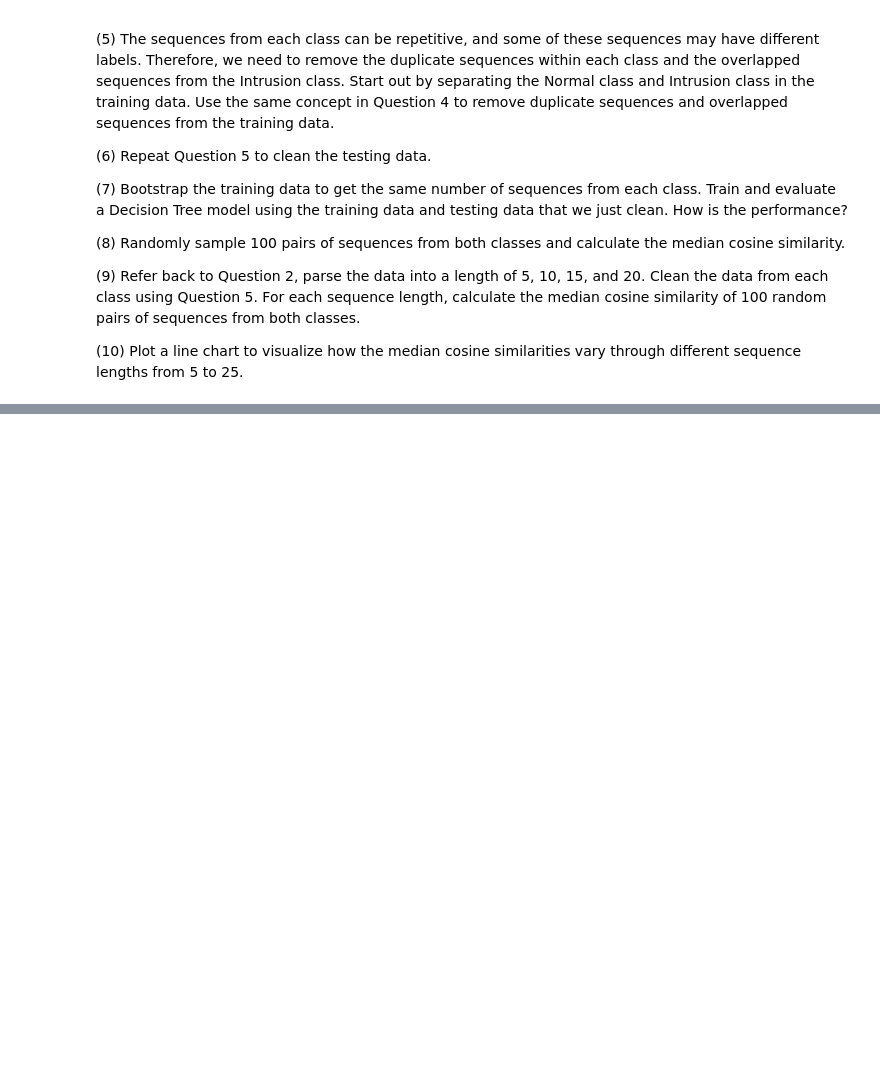
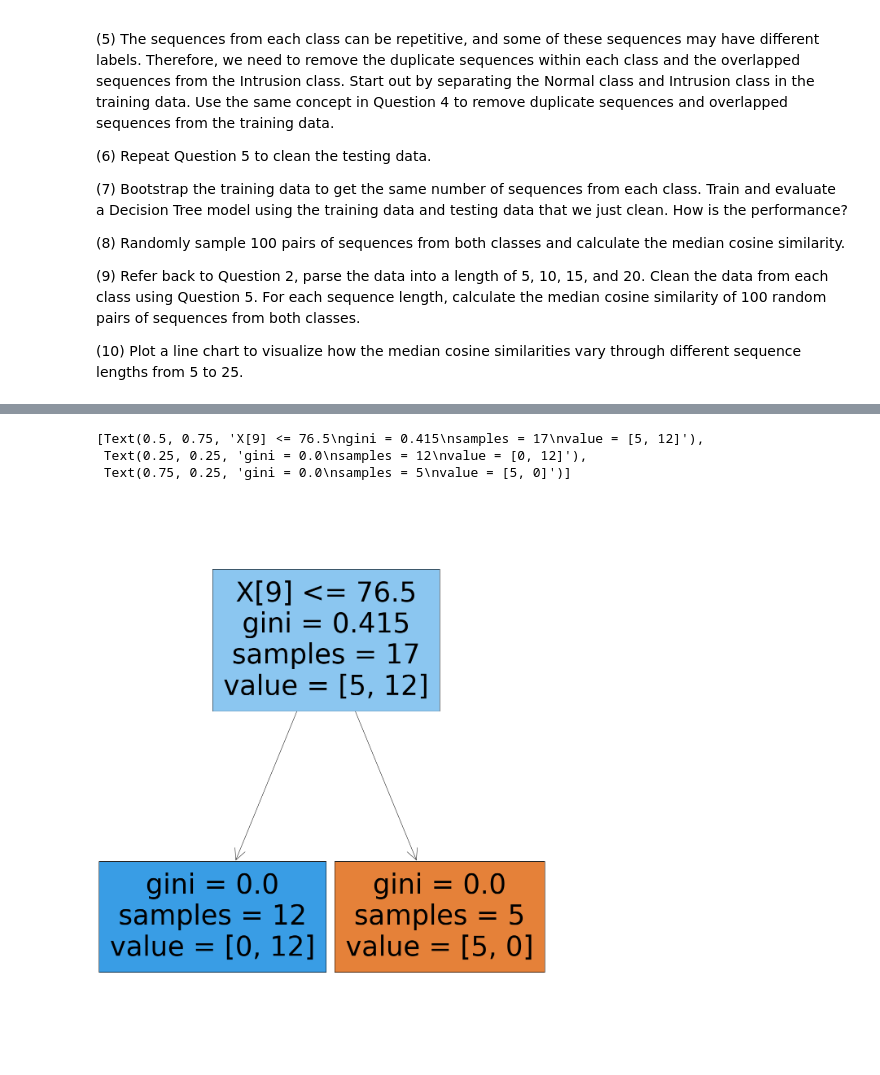
Before and after one commit to Muyikem21/Sunday_INFO5502_Spring2022, a Jupyter notebook: INFO_5502_Final_Exam_Spring2022.ipynb, the cells around one changed output, grey strips where cells are left out. Cells and saved outputs as stored; diff of their text form; code cells hidden in the pictures; blank space fills up the shorter version.

```diff
--- a/INFO_5502_Final_Exam_Spring2022.ipynb
+++ b/INFO_5502_Final_Exam_Spring2022.ipynb
@@ -191,0 +174,7 @@ plt.show()
+# %%
+combined_data = pd.DataFrame()
+
+combined_data = combined_data.append(intd_intrusion1)
+combined_data = combined_data.append(intd_normal1)
+
+combined_data.shape
@@ -191,0 +183,3 @@ plt.show()
+# %%
+combined_data = combined_data.drop_duplicates(subset = combined_data.columns[:-1], keep = 'last')
+combined_data.shape
@@ -191,0 +306,9 @@ plt.show()
+# %%
+from sklearn import tree
+plt.figure(figsize=(20,25))
+tree.plot_tree(DT,filled=True)
+# %% [output]
+[Text(0.5, 0.75, 'X[9] <= 76.5\ngini = 0.415\nsamples = 17\nvalue = [5, 12]'),
+ Text(0.25, 0.25, 'gini = 0.0\nsamples = 12\nvalue = [0, 12]'),
+ Text(0.75, 0.25, 'gini = 0.0\nsamples = 5\nvalue = [5, 0]')]
+[figure, added]
```
Also changed, not shown: parts of 30 cells of this notebook.
